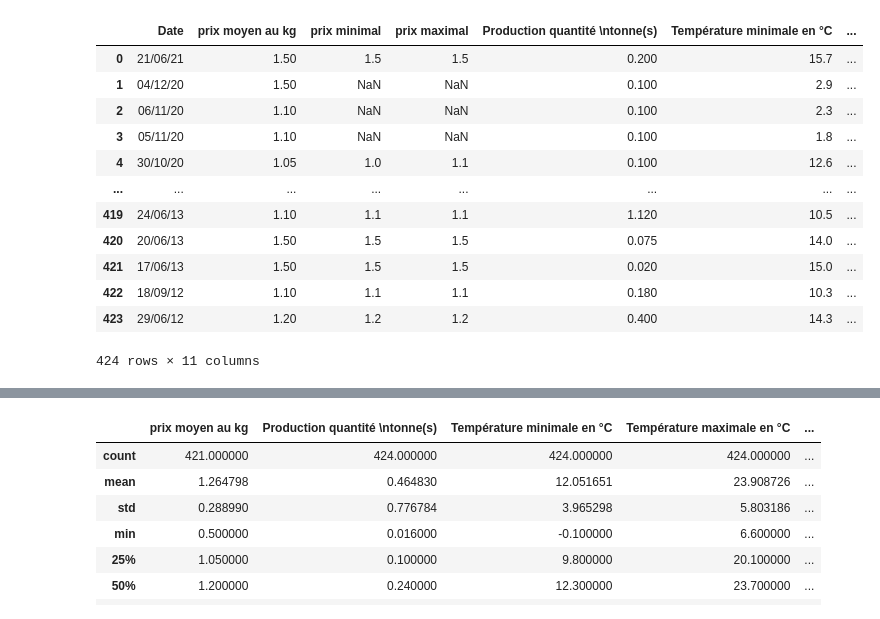
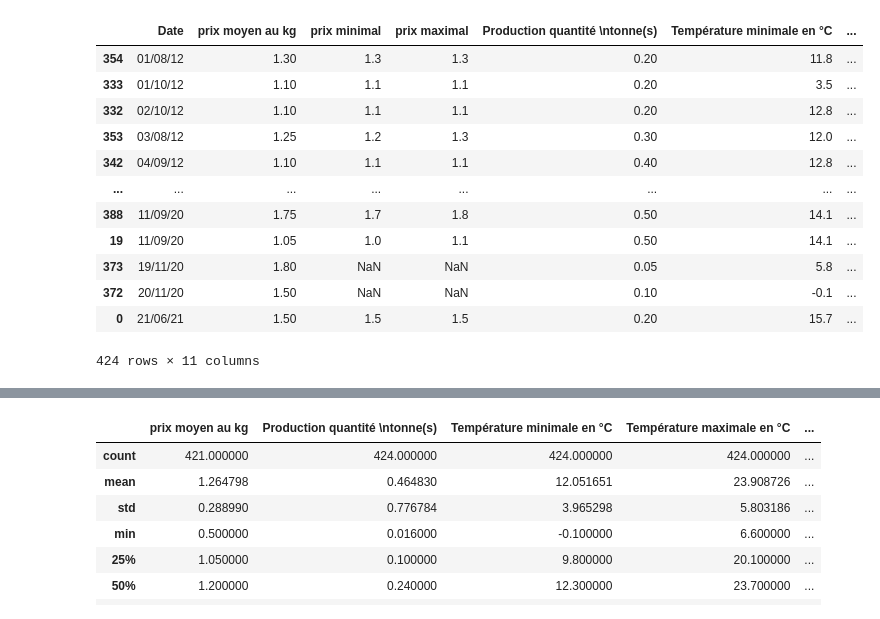
Before and after one commit to Lydu7979/Projet-chef-d-oeuvre-bon-, a Jupyter notebook: Modèles/Régression linéaire/Projet_chef_d'oeuvre(Régression_linéaire).ipynb, the cells around one changed output, grey strips where cells are left out. Cells and saved outputs as stored; diff of their text form; code cells hidden in the pictures.

```diff
--- a/Modèles/Régression linéaire/Projet_chef_d'oeuvre(Régression_linéaire).ipynb
+++ b/Modèles/Régression linéaire/Projet_chef_d'oeuvre(Régression_linéaire).ipynb
@@ -42,20 +42,21 @@ from sklearn.metrics import mean_absolute_error
 from sklearn.metrics import r2_score
 # %%
 Pop = pd.read_csv("/content/Tomates+météo - Tableau 1 (1).csv")
+Pop=Pop.iloc[pd.to_datetime(Pop.Date.astype(str)).argsort()]
 Pop
 # %% [output]
 |  | Date | prix moyen au kg | prix minimal | prix maximal | Production quantité \ntonne(s) | Température minimale en °C | ... |
-| 0 | 21/06/21 | 1.50 | 1.5 | 1.5 | 0.200 | 15.7 | ... |
-| 1 | 04/12/20 | 1.50 | NaN | NaN | 0.100 | 2.9 | ... |
-| 2 | 06/11/20 | 1.10 | NaN | NaN | 0.100 | 2.3 | ... |
-| 3 | 05/11/20 | 1.10 | NaN | NaN | 0.100 | 1.8 | ... |
-| 4 | 30/10/20 | 1.05 | 1.0 | 1.1 | 0.100 | 12.6 | ... |
+| 354 | 01/08/12 | 1.30 | 1.3 | 1.3 | 0.20 | 11.8 | ... |
+| 333 | 01/10/12 | 1.10 | 1.1 | 1.1 | 0.20 | 3.5 | ... |
+| 332 | 02/10/12 | 1.10 | 1.1 | 1.1 | 0.20 | 12.8 | ... |
+| 353 | 03/08/12 | 1.25 | 1.2 | 1.3 | 0.30 | 12.0 | ... |
+| 342 | 04/09/12 | 1.10 | 1.1 | 1.1 | 0.40 | 12.8 | ... |
 | ... | ... | ... | ... | ... | ... | ... | ... |
-| 419 | 24/06/13 | 1.10 | 1.1 | 1.1 | 1.120 | 10.5 | ... |
-| 420 | 20/06/13 | 1.50 | 1.5 | 1.5 | 0.075 | 14.0 | ... |
-| 421 | 17/06/13 | 1.50 | 1.5 | 1.5 | 0.020 | 15.0 | ... |
-| 422 | 18/09/12 | 1.10 | 1.1 | 1.1 | 0.180 | 10.3 | ... |
-| 423 | 29/06/12 | 1.20 | 1.2 | 1.2 | 0.400 | 14.3 | ... |
+| 388 | 11/09/20 | 1.75 | 1.7 | 1.8 | 0.50 | 14.1 | ... |
+| 19 | 11/09/20 | 1.05 | 1.0 | 1.1 | 0.50 | 14.1 | ... |
+| 373 | 19/11/20 | 1.80 | NaN | NaN | 0.05 | 5.8 | ... |
+| 372 | 20/11/20 | 1.50 | NaN | NaN | 0.10 | -0.1 | ... |
+| 0 | 21/06/21 | 1.50 | 1.5 | 1.5 | 0.20 | 15.7 | ... |
 424 rows × 11 columns
 # %%
 Pop = Pop.drop(["prix maximal","prix minimal"], axis=1)
```
Also changed, not shown: parts of 36 cells of this notebook, 10 other files.
